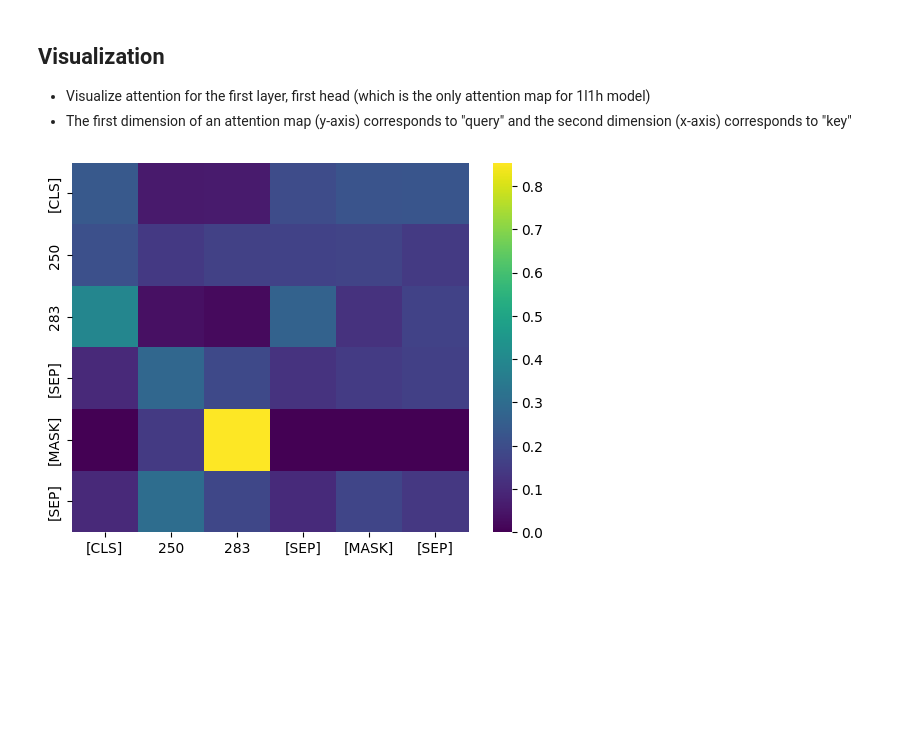
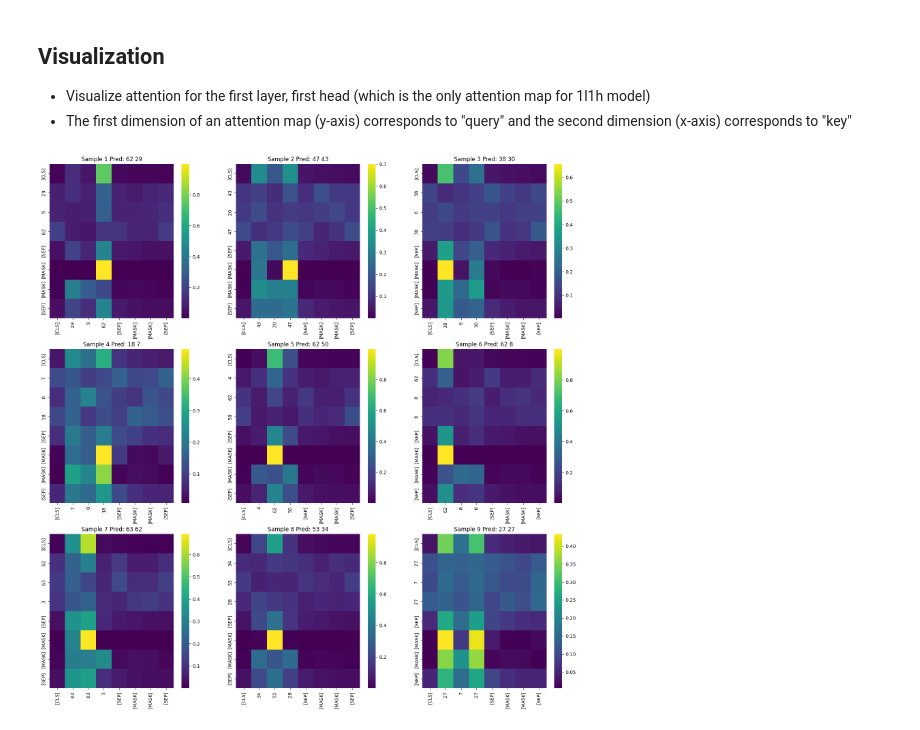
Before and after one commit to AylinAkkus/Transformers_Mechanistic_Interpretability, a Jupyter notebook: src/inspect_attention_weights.ipynb, the cells around one changed output. Saved outputs shown, nothing was run; the diff lists cells and outputs as text; code cells hidden in the pictures; blank space fills up the shorter version.

```diff
--- a/src/inspect_attention_weights.ipynb
+++ b/src/inspect_attention_weights.ipynb
@@ -25,3 +21,27 @@ attention = outputs.attentions  # Get attention weights
+# %%
+texts = []
+if USE_DATASET_GENERATION:
+    # Generate dataset
+    df = TopKDataset(9, 5, 2, 64, random_seed=42).data
+else:
+    # read in the csv file from DATA_PATH
+    df = pd.read_csv(DATA_PATH)
+# get the first 9 row of the dataframe
+for i in range(9):
+    texts.append(df.iloc[i]['text'])
+
+# texts[0] = "29 9 62 [SEP] [MASK] [MASK]"
+
+inputs = tokenizer(texts, return_tensors='pt')
+
+# Get model outputs for the 9 samples
+outputs = model(**inputs)
+attention = outputs.attentions  # Get attention weights
+# decode the output
+decoded = []
+for i in range(9):
+    decoded.append(tokenizer.decode(outputs.logits[i].argmax(dim=-1).squeeze().tolist()[-3:-1]))
+# decoded = tokenizer.decode(outputs.logits.argmax(dim=-1).squeeze().tolist())
 # %% [markdown]
 ## Check Information
 # %%
@@ -61,10 +81,22 @@ torch.Size([1, 1, 6, 6])
 - The first dimension of an attention map (y-axis) corresponds to "query" and the second dimension (x-axis) corresponds to "key"
 # %%
 # Convert attention tensor to numpy
-attn = attention[0][0][0].detach().numpy()
+# attn = attention[0][0][0].detach().numpy()
+attn = []
+for i in range(9):
+    attn.append(attention[0][i][0].detach().numpy())
 
-# Plot heatmap
-sns.heatmap(attn, xticklabels=tokenizer.convert_ids_to_tokens(inputs['input_ids'][0]), yticklabels=tokenizer.convert_ids_to_tokens(inputs['input_ids'][0]), cmap='viridis')
+
+
+# Plot heatmap as 9 subplots for the 9 samples
+fig, axs = plt.subplots(3, 3, figsize=(20, 20))
+for i in range(9):
+    sns.heatmap(attn[i], xticklabels=tokenizer.convert_ids_to_tokens(inputs['input_ids'][i]), yticklabels=tokenizer.convert_ids_to_tokens(inputs['input_ids'][i]), cmap='viridis', ax=axs[i//3, i%3])
+    axs[i//3, i%3].set_title(f'Sample {i+1} Pred: {decoded[i]}')
 plt.show()
+
+
+# sns.heatmap(attn, xticklabels=tokenizer.convert_ids_to_tokens(inputs['input_ids'][0]), yticklabels=tokenizer.convert_ids_to_tokens(inputs['input_ids'][0]), cmap='viridis')
+# plt.show()
 # %% [output]
-[figure, old version]
+[figure, new version]
```
Also changed, not shown: parts of 5 cells of this notebook, 3 other files.
